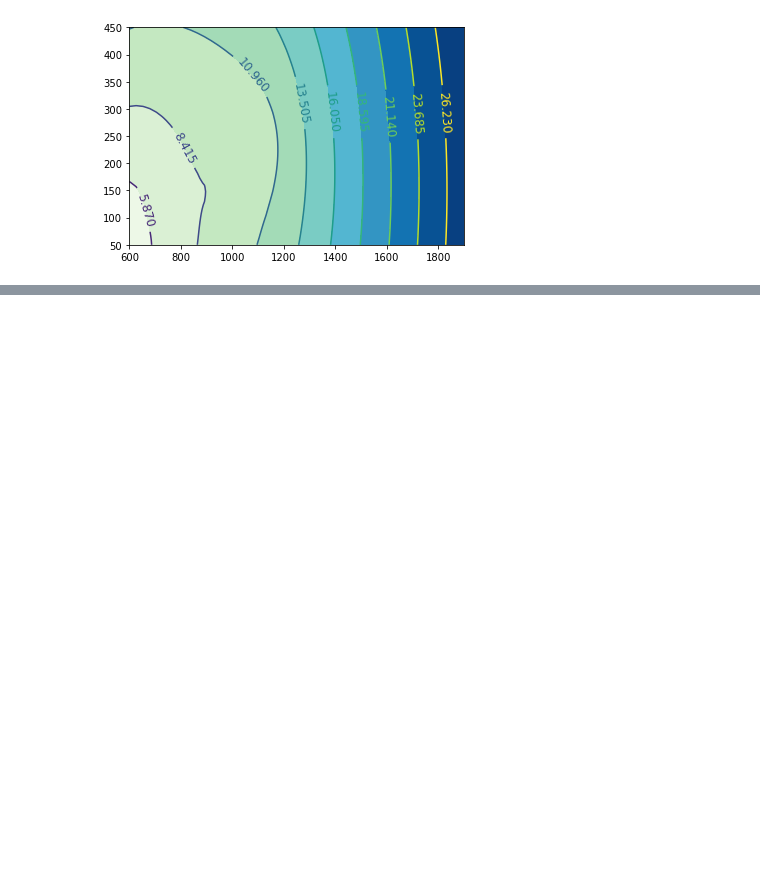
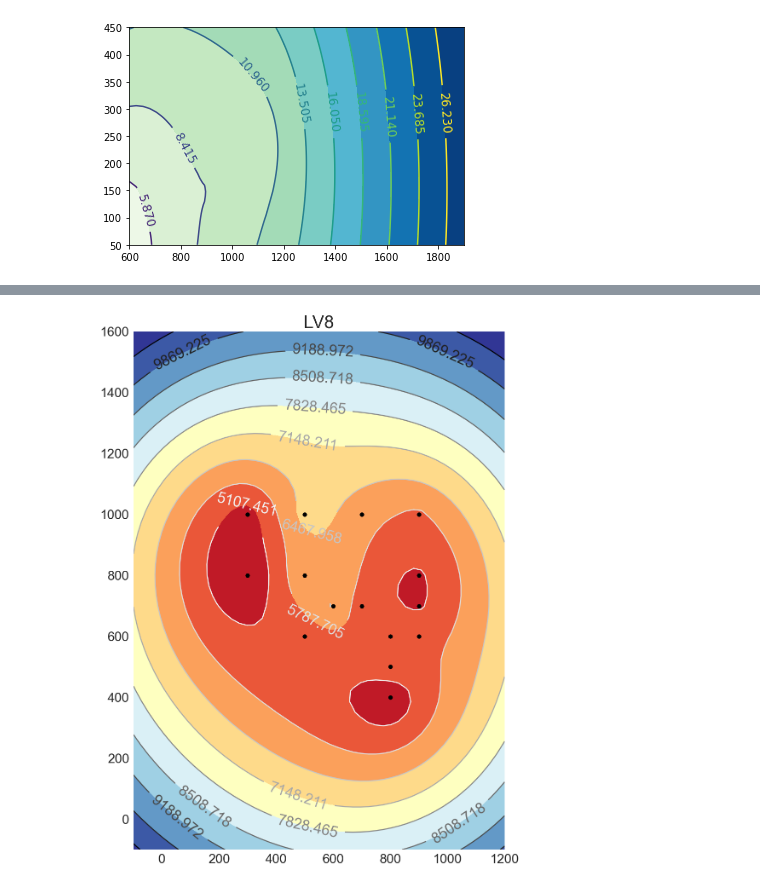
Before and after one commit to shinbutou/tsinghua_hcira, a Jupyter notebook: Earbuds/contour_plotter.ipynb, the cells around one changed output, grey strips where cells are left out. Saved outputs shown, nothing was run; the diff lists cells and outputs as text; code cells hidden in the pictures; blank space fills up the shorter version.

```diff
--- a/Earbuds/contour_plotter.ipynb
+++ b/Earbuds/contour_plotter.ipynb
@@ -73,0 +107,4 @@ avg_array
+# %%
+contour(lv8df, (-100, 1200, 50), (-100, 1600, 50), 'LV8')
+# %% [output]
+[figure, added]
```
Also changed, not shown: parts of 10 cells of this notebook, 3 other files.
